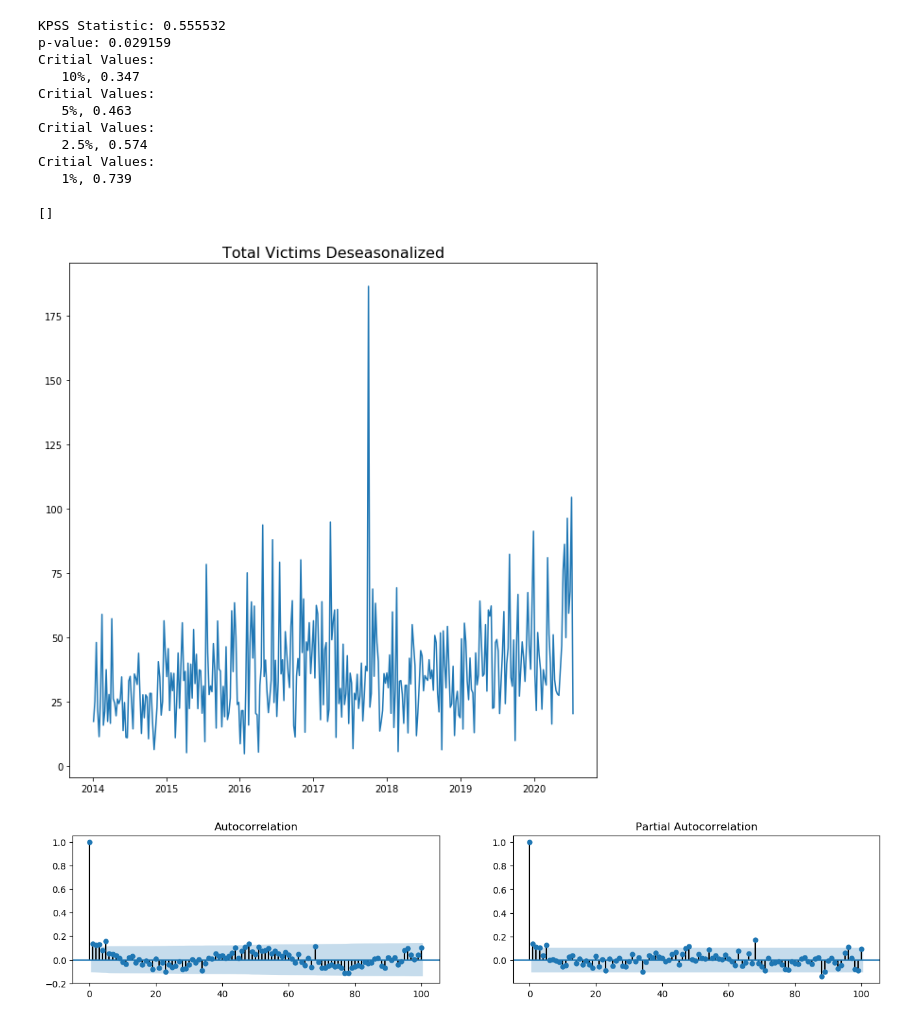
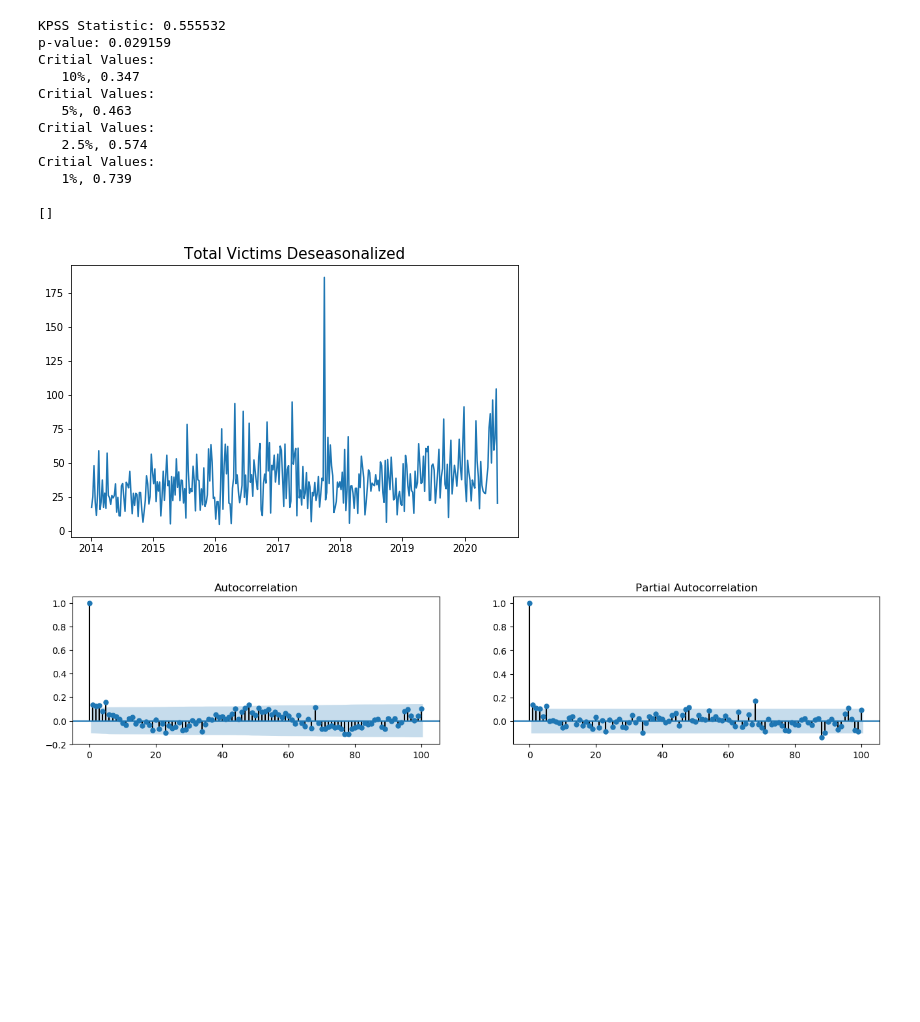
Before and after one commit to thomsu/Mass-Shootings-Time-Series, a Jupyter notebook: MassShootings.ipynb, the cells around one changed output. Cells and saved outputs as stored; diff of their text form; code cells hidden in the pictures; blank space fills up the shorter version.

```diff
--- a/MassShootings.ipynb
+++ b/MassShootings.ipynb
@@ -487,14 +487,14 @@ plt.show()
 [figure]
 # %%
 # Multiplicative Decomposition
-result_mul = seasonal_decompose(ts_df['# Victims'], model='multiplicative', extrapolate_trend='freq')
+victims_mul_decompose = seasonal_decompose(ts_df['# Victims'], model='multiplicative', extrapolate_trend='freq')
 
 # Additive Decomposition
-result_add = seasonal_decompose(ts_df['# Victims'], model='additive', extrapolate_trend='freq')
+victims_add_decompose = seasonal_decompose(ts_df['# Victims'], model='additive', extrapolate_trend='freq')
 
 # Plot
 plt.rcParams.update({'figure.figsize': (10,10)})
-result_mul.plot().suptitle('Multiplicative Decompose', fontsize=22)
-result_add.plot().suptitle('Additive Decompose', fontsize=22)
+victims_mul_decompose.plot().suptitle('Multiplicative Decompose', fontsize=15)
+victims_add_decompose.plot().suptitle('Additive Decompose', fontsize=15)
 plt.show()
 # %% [output]
@@ -503,9 +503,9 @@ plt.show()
 # %%
 # Extract the Components ----
 # Actual Values = Product of (Seasonal * Trend * Resid)
-df_reconstructed = pd.concat([result_mul.seasonal, result_mul.trend, result_mul.resid, result_mul.observed], axis=1)
-df_reconstructed.columns = ['seas', 'trend', 'resid', 'actual_values']
-df_reconstructed.head()
+victims_reconstruct_df = pd.concat([victims_mul_decompose.seasonal, victims_mul_decompose.trend, victims_mul_decompose.resid, victims_mul_decompose.observed], axis=1)
+victims_reconstruct_df.columns = ['seas', 'trend', 'resid', 'actual_values']
+victims_reconstruct_df.head()
 # %% [output]
 |  | seas | trend | resid | actual_values |
 | Week Ending In |  |  |  |  |
@@ -551,15 +583,16 @@ Critial Values:
    1%, 0.739
 # %%
 # Deseasonalize
-deseasonalized = df_reconstructed['actual_values'] / df_reconstructed['seas']
+deseasonalized_victims = victims_reconstruct_df['actual_values'] / victims_reconstruct_df['seas']
 
 # Plot
-plt.plot(deseasonalized)
-plt.title('Total Victims Deseasonalized', fontsize=16)
+plt.figure(figsize=(8,5))
+plt.plot(deseasonalized_victims)
+plt.title('Total Victims Deseasonalized', fontsize=15)
 plt.plot()
 # %% [output]
 []
-[figure, old version]
+[figure, new version]
 # %%
 fig, axes = plt.subplots(1,2,figsize=(16,3), dpi= 100)
 plot_acf(ts_df['# Victims'].tolist(), lags=100, ax=axes[0])
```
Also changed, not shown: parts of 44 cells of this notebook.
